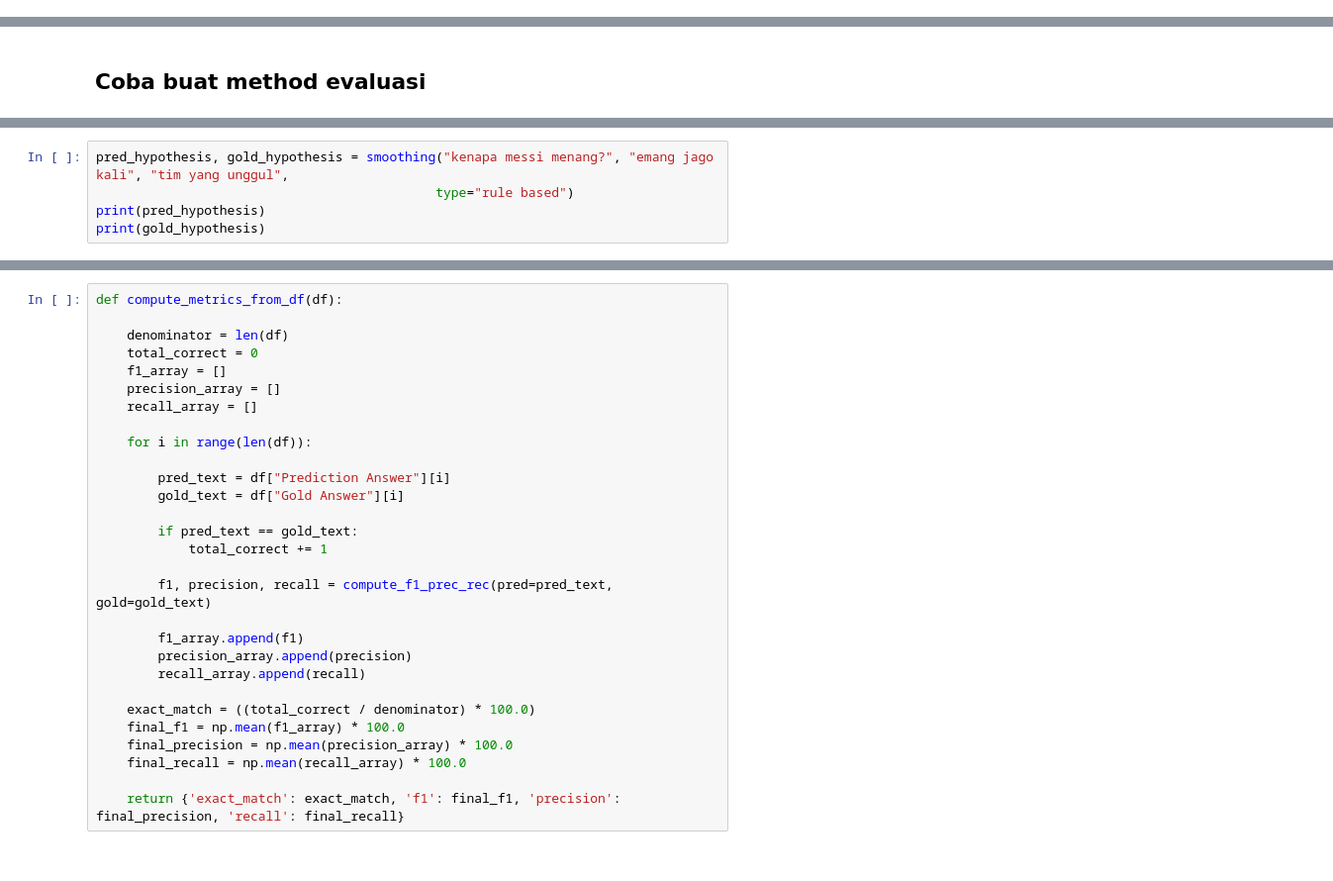
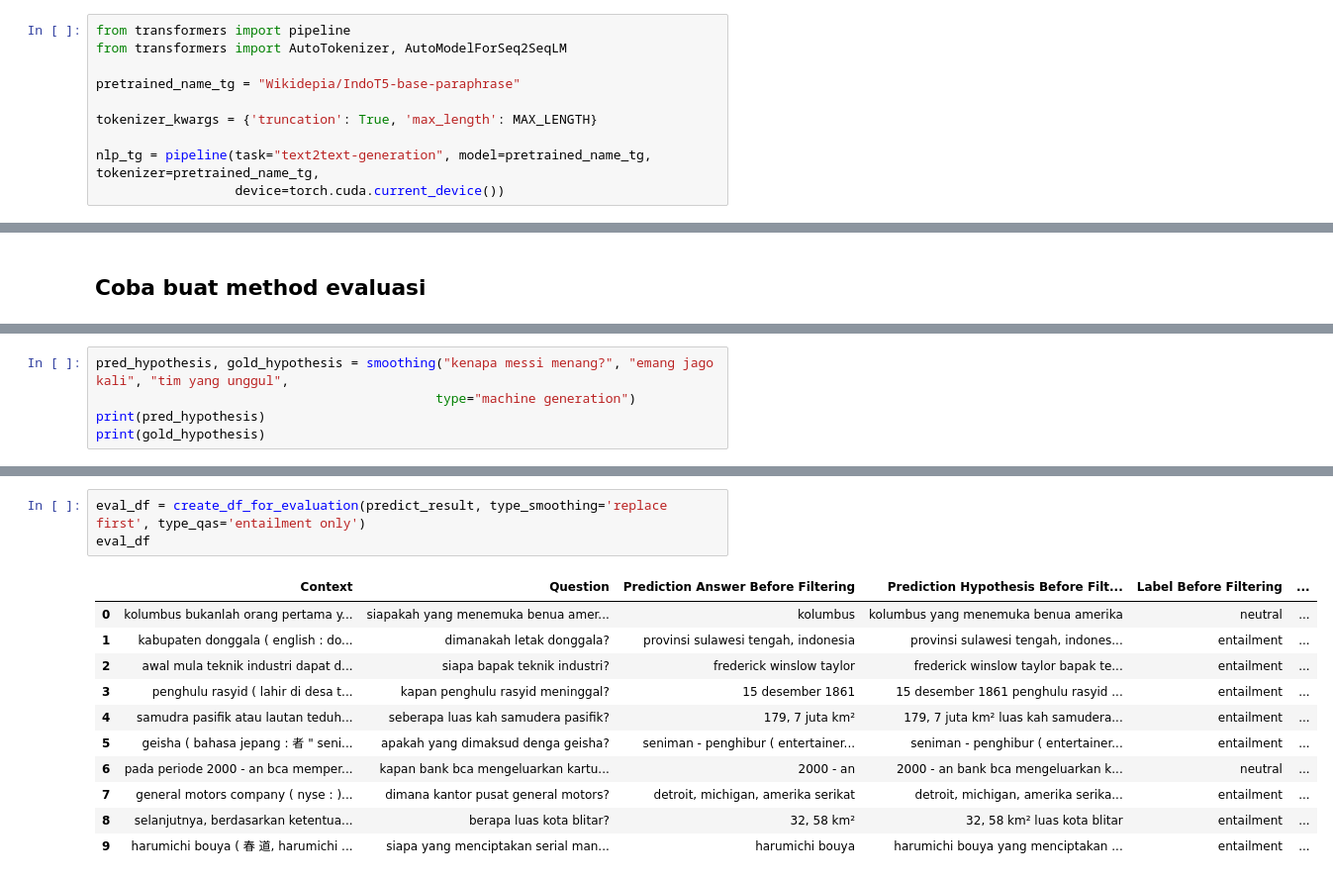
Before and after one commit to muhammadravi251001/qas-with-indonli, a Jupyter notebook: utilities/Alur 2 - newest.ipynb, the cells around one changed output, grey strips where cells are left out. Shown at 99% size. Drawn from its saved outputs; the diff is of its cells as text.

```diff
--- a/utilities/Alur 2 - newest.ipynb
+++ b/utilities/Alur 2 - newest.ipynb
@@ -812,0 +564,10 @@ nlp_qa(question=qas_df['Question'][1], context=qas_df['Context'][1], device=devi
+# %%
+from transformers import pipeline
+from transformers import AutoTokenizer, AutoModelForSeq2SeqLM
+
+pretrained_name_tg = "Wikidepia/IndoT5-base-paraphrase"
+
+tokenizer_kwargs = {'truncation': True, 'max_length': MAX_LENGTH}
+
+nlp_tg = pipeline(task="text2text-generation", model=pretrained_name_tg, tokenizer=pretrained_name_tg,
+                  device=torch.cuda.current_device())
@@ -1084,6 +708,6 @@ def smoothing(question, pred_answer, gold_answer, type, question_mark=question_m
 # %%
 pred_hypothesis, gold_hypothesis = smoothing("kenapa messi menang?", "emang jago kali", "tim yang unggul",
-                                            type="rule based")
+                                            type="machine generation")
 print(pred_hypothesis)
 print(gold_hypothesis)
 # %% [output]
@@ -1287,29 +913,15 @@ eval_result
-# %%
-def compute_metrics_from_df(df):
-
-    denominator = len(df)
-    total_correct = 0
-    f1_array = []
-    precision_array = []
-    recall_array = []
-
-    for i in range(len(df)):
-
-        pred_text = df["Prediction Answer"][i]
-        gold_text = df["Gold Answer"][i]
-
-        if pred_text == gold_text:
-            total_correct += 1
-
-        f1, precision, recall = compute_f1_prec_rec(pred=pred_text, gold=gold_text)
-
-        f1_array.append(f1)
-        precision_array.append(precision)
-        recall_array.append(recall)
-
-    exact_match = ((total_correct / denominator) * 100.0)
-    final_f1 = np.mean(f1_array) * 100.0
-    final_precision = np.mean(precision_array) * 100.0
-    final_recall = np.mean(recall_array) * 100.0
-
-    return {'exact_match': exact_match, 'f1': final_f1, 'precision': final_precision, 'recall': final_recall}
+# %%
+eval_df = create_df_for_evaluation(predict_result, type_smoothing='replace first', type_qas='entailment only')
+eval_df
+# %% [output]
+|  | Context | Question | Prediction Answer Before Filtering | Prediction Hypothesis Before Filt... | Label Before Filtering | ... |
+| 0 | kolumbus bukanlah orang pertama y... | siapakah yang menemuka benua amer... | kolumbus | kolumbus yang menemuka benua amerika | neutral | ... |
+| 1 | kabupaten donggala ( english : do... | dimanakah letak donggala? | provinsi sulawesi tengah, indonesia | provinsi sulawesi tengah, indones... | entailment | ... |
+| 2 | awal mula teknik industri dapat d... | siapa bapak teknik industri? | frederick winslow taylor | frederick winslow taylor bapak te... | entailment | ... |
+| 3 | penghulu rasyid ( lahir di desa t... | kapan penghulu rasyid meninggal? | 15 desember 1861 | 15 desember 1861 penghulu rasyid ... | entailment | ... |
+| 4 | samudra pasifik atau lautan teduh... | seberapa luas kah samudera pasifik? | 179, 7 juta km² | 179, 7 juta km² luas kah samudera... | entailment | ... |
+| 5 | geisha ( bahasa jepang : 者 " seni... | apakah yang dimaksud denga geisha? | seniman - penghibur ( entertainer... | seniman - penghibur ( entertainer... | entailment | ... |
+| 6 | pada periode 2000 - an bca memper... | kapan bank bca mengeluarkan kartu... | 2000 - an | 2000 - an bank bca mengeluarkan k... | neutral | ... |
+| 7 | general motors company ( nyse : )... | dimana kantor pusat general motors? | detroit, michigan, amerika serikat | detroit, michigan, amerika serika... | entailment | ... |
+| 8 | selanjutnya, berdasarkan ketentua... | berapa luas kota blitar? | 32, 58 km² | 32, 58 km² luas kota blitar | entailment | ... |
+| 9 | harumichi bouya ( 春 道, harumichi ... | siapa yang menciptakan serial man... | harumichi bouya | harumichi bouya yang menciptakan ... | entailment | ... |
```
Also changed, not shown: parts of 38 cells of this notebook.
